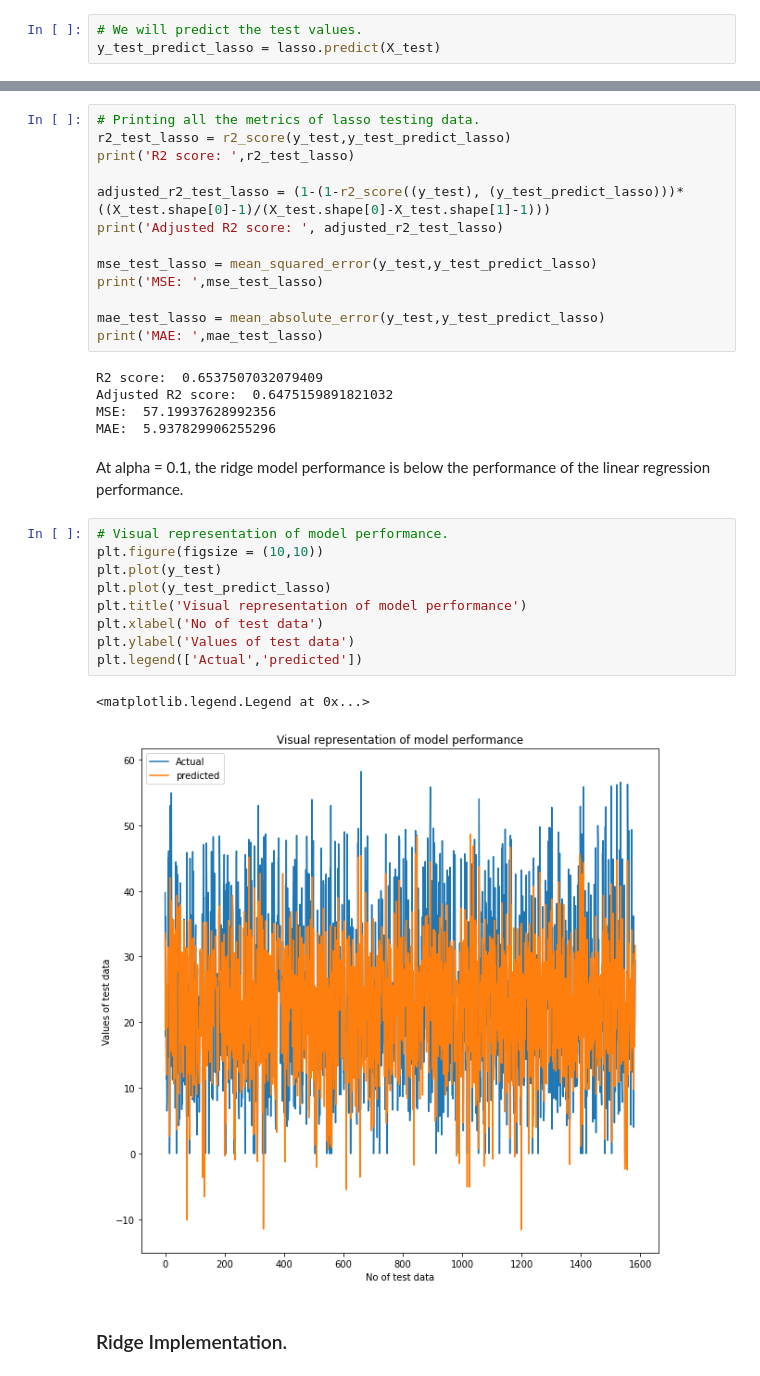
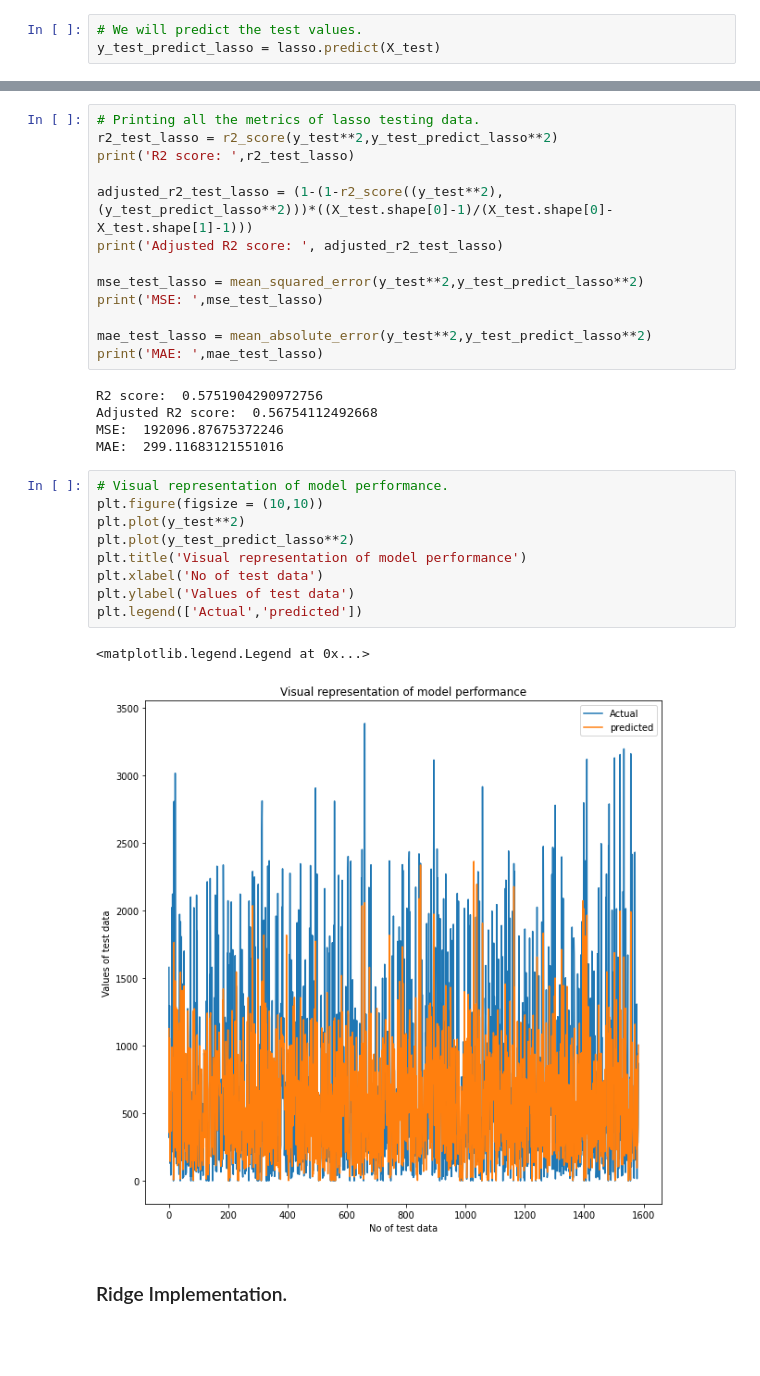
Before and after one commit to Shourya306/Bike-Sharing-Demand-Prediction-Regression, a Jupyter notebook: Bike_Sharing_Demand_Prediction_Capstone_Project.ipynb, the cells around one changed output, grey strips where cells are left out. Saved outputs shown, nothing was run; the diff lists cells and outputs as text; blank space fills up the shorter version.

```diff
--- a/Bike_Sharing_Demand_Prediction_Capstone_Project.ipynb
+++ b/Bike_Sharing_Demand_Prediction_Capstone_Project.ipynb
@@ -918,34 +918,32 @@ MAE:  5.827217455474611
 # %%
 # Printing all the metrics of lasso testing data.
-r2_test_lasso = r2_score(y_test,y_test_predict_lasso)
+r2_test_lasso = r2_score(y_test**2,y_test_predict_lasso**2)
 print('R2 score: ',r2_test_lasso)
 
-adjusted_r2_test_lasso = (1-(1-r2_score((y_test), (y_test_predict_lasso)))*((X_test.shape[0]-1)/(X_test.shape[0]-X_test.shape[1]-1)))
+adjusted_r2_test_lasso = (1-(1-r2_score((y_test**2), (y_test_predict_lasso**2)))*((X_test.shape[0]-1)/(X_test.shape[0]-X_test.shape[1]-1)))
 print('Adjusted R2 score: ', adjusted_r2_test_lasso)
 
-mse_test_lasso = mean_squared_error(y_test,y_test_predict_lasso)
+mse_test_lasso = mean_squared_error(y_test**2,y_test_predict_lasso**2)
 print('MSE: ',mse_test_lasso)
 
-mae_test_lasso = mean_absolute_error(y_test,y_test_predict_lasso)
+mae_test_lasso = mean_absolute_error(y_test**2,y_test_predict_lasso**2)
 print('MAE: ',mae_test_lasso)
 # %% [output]
-R2 score:  0.6537507032079409
-Adjusted R2 score:  0.6475159891821032
-MSE:  57.19937628992356
-MAE:  5.937829906255296
+R2 score:  0.5751904290972756
+Adjusted R2 score:  0.56754112492668
+MSE:  192096.87675372246
+MAE:  299.11683121551016
-# %% [markdown]
-At alpha = 0.1, the ridge model performance is below the performance of the linear regression performance.
 # %%
 # Visual representation of model performance.
 plt.figure(figsize = (10,10))
-plt.plot(y_test)
-plt.plot(y_test_predict_lasso)
+plt.plot(y_test**2)
+plt.plot(y_test_predict_lasso**2)
 plt.title('Visual representation of model performance')
 plt.xlabel('No of test data')
 plt.ylabel('Values of test data')
 plt.legend(['Actual','predicted'])
 # %% [output]
 <matplotlib.legend.Legend at 0x...>
-[figure, old version]
+[figure, new version]
 # %% [markdown]
 ### Ridge Implementation.
```
Also changed, not shown: parts of 64 cells of this notebook.
